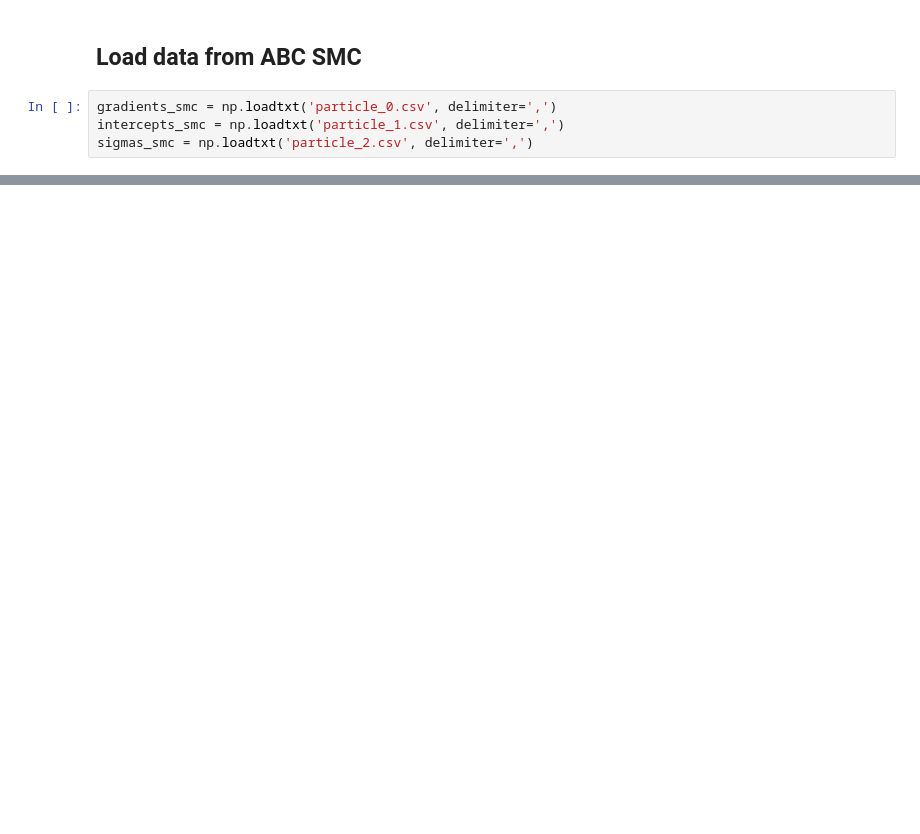
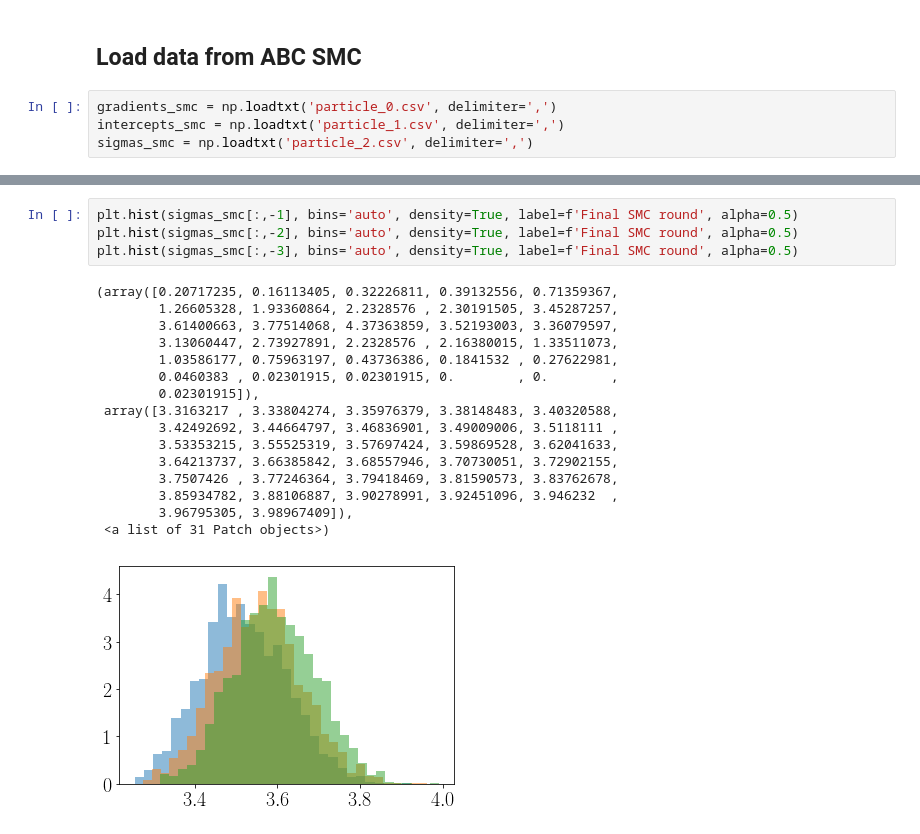
Before and after one commit to jaryaman/ML_demos, a Jupyter notebook: Notebooks/ABC_SMC/Linear_regression/ground_truth_and_analysis.ipynb, the cells around one changed output, grey strips where cells are left out. Saved outputs shown, nothing was run; the diff lists cells and outputs as text; blank space fills up the shorter version.

```diff
--- a/Notebooks/ABC_SMC/Linear_regression/ground_truth_and_analysis.ipynb
+++ b/Notebooks/ABC_SMC/Linear_regression/ground_truth_and_analysis.ipynb
@@ -157,0 +156,21 @@ plt.tight_layout()
+# %%
+plt.hist(sigmas_smc[:,-1], bins='auto', density=True, label=f'Final SMC round', alpha=0.5)
+plt.hist(sigmas_smc[:,-2], bins='auto', density=True, label=f'Final SMC round', alpha=0.5)
+plt.hist(sigmas_smc[:,-3], bins='auto', density=True, label=f'Final SMC round', alpha=0.5)
+# %% [output]
+(array([0.20717235, 0.16113405, 0.32226811, 0.39132556, 0.71359367,
+        1.26605328, 1.93360864, 2.2328576 , 2.30191505, 3.45287257,
+        3.61400663, 3.77514068, 4.37363859, 3.52193003, 3.36079597,
+        3.13060447, 2.73927891, 2.2328576 , 2.16380015, 1.33511073,
+        1.03586177, 0.75963197, 0.43736386, 0.1841532 , 0.27622981,
+        0.0460383 , 0.02301915, 0.02301915, 0.        , 0.        ,
+        0.02301915]),
+ array([3.3163217 , 3.33804274, 3.35976379, 3.38148483, 3.40320588,
+        3.42492692, 3.44664797, 3.46836901, 3.49009006, 3.5118111 ,
+        3.53353215, 3.55525319, 3.57697424, 3.59869528, 3.62041633,
+        3.64213737, 3.66385842, 3.68557946, 3.70730051, 3.72902155,
+        3.7507426 , 3.77246364, 3.79418469, 3.81590573, 3.83762678,
+        3.85934782, 3.88106887, 3.90278991, 3.92451096, 3.946232  ,
+        3.96795305, 3.98967409]),
+ <a list of 31 Patch objects>)
+[figure, added]
```
Also changed, not shown: parts of 13 cells of this notebook, 8 other files.
